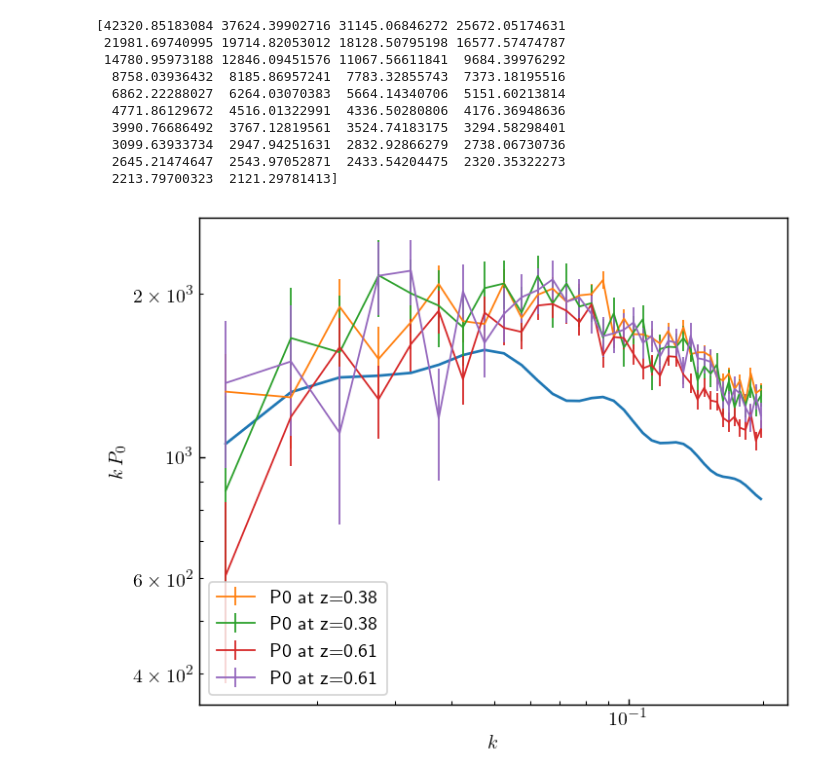
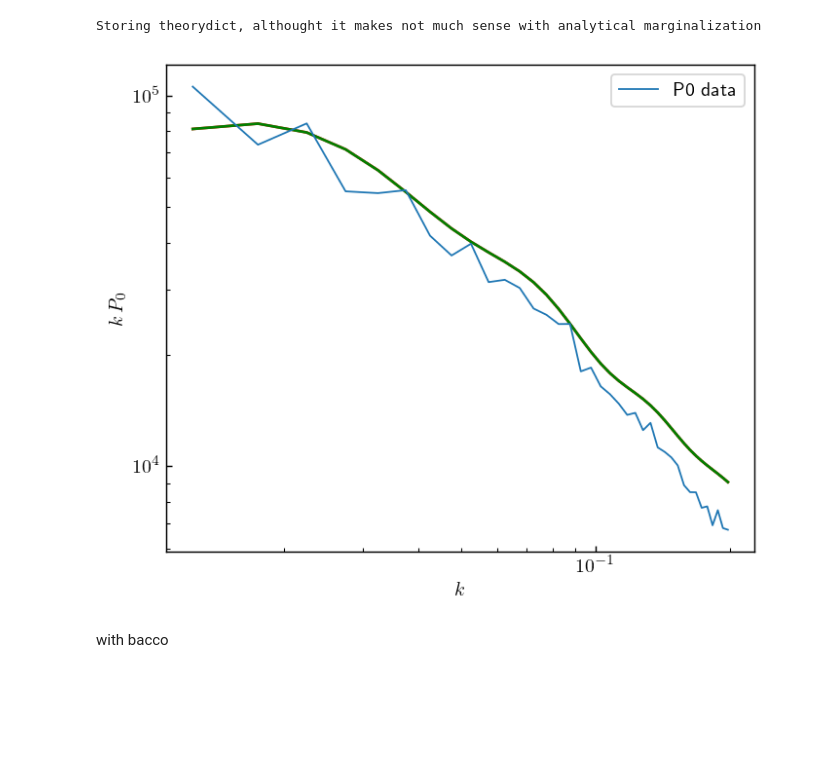
Before and after one commit to fverd/cobaya, a Jupyter notebook: FRA/test-class-Pk.ipynb, the cells around one changed output. Saved outputs shown, nothing was run; the diff lists cells and outputs as text; code cells hidden in the pictures; blank space fills up the shorter version.

```diff
--- a/FRA/test-class-Pk.ipynb
+++ b/FRA/test-class-Pk.ipynb
@@ -23,37 +35,39 @@ Setting fx functions
 # %%
-pointspec={'b1_sgc_z3': 2., 'omega_b': 0.022, 'b1_sgc_z1': 2., 'b1_ngc_z3': 2., 'h': 0.7, 'b1_ngc_z1': 2., 'omega_cdm': 0.12, 'n_s': 0.96, 'logA': 3.044, 'b2': 0.0, 'bG2': 0.0, 'Mnu': 0.0, 'z': 0.5, 'Tcmb': 2.7255}
+pbjObj_c = model_pbj.likelihood["pbjboss"].pbjobj
+colors=['blue', 'green', 'y','m']
+z_bins = pbjObj_c.z_bins
+kCut = pbjObj_c.kPE[pbjObj_c.IdxP[0]]
+
+pointspec={'b1_sgc_z3': 2., 'omega_b': 0.022, 'b1_sgc_z1': 2., 'b1_ngc_z3': 2., 'h': 0.67, 'b1_ngc_z1': 2., 'omega_cdm': 0.12, 'n_s': 0.96, 'logA': 3.044, 'b2': 0.0, 'bG2': 0.0, 'Mnu': 0.0, 'z': 0.5, 'Tcmb': 2.7255}
+
 # CLASS
 logposterior = model_pbj.logposterior(pointspec, as_dict=True)
-# Cls_class = model_class.provider.get_Cl(ell_factor=True)
-PL_class = model_pbj.provider.get_Pk_interpolator().P(0.61,pbjObj.kPE[pbjObj.IdxP[0]])
-print(PL_class)
+# PL_class = model_pbj.provider.get_Pk_interpolator(nonlinear=False).P(0.61,kCut)
+Pell_class = pbjObj_c.theorydict[0]['P0']
-# %% [output]
-[42320.85183084 37624.39902716 31145.06846272 25672.05174631
- 21981.69740995 19714.82053012 18128.50795198 16577.57474787
- 14780.95973188 12846.09451576 11067.56611841  9684.39976292
-  8758.03936432  8185.86957241  7783.32855743  7373.18195516
-  6862.22288027  6264.03070383  5664.14340706  5151.60213814
-  4771.86129672  4516.01322991  4336.50280806  4176.36948636
-  3990.76686492  3767.12819561  3524.74183175  3294.58298401
-  3099.63933734  2947.94251631  2832.92866279  2738.06730736
-  2645.21474647  2543.97052871  2433.54204475  2320.35322273
-  2213.79700323  2121.29781413]
+# %%
+logposterior = m_bacco.logposterior(pointspec, as_dict=True)
+Pell_bacco = pbjObj_b.theorydict[0]['P0']
+# %% [output]
+Storing theorydict, althought it makes not much sense with analytical marginalization
 # %%
-pbjObj = model_pbj.likelihood["pbjboss"].pbjobj
-colors=['blue', 'green', 'y','m']
-z_bins = pbjObj.z_bins
-kCut = pbjObj.kPE[pbjObj.IdxP[0]]
 %matplotlib inline
 plt.figure(figsize=(6,5),dpi=130)
 
-plt.loglog(kCut, kCut*PL_class*2)
 
-for i in range(len(z_bins)):
-    var = np.diag(pbjObj.Cov[i][:len(kCut),:len(kCut)])
-    plt.errorbar(kCut, kCut*pbjObj.CutDataVecs[i][0], yerr=kCut*np.sqrt(var), label=f'P0 at z={z_bins[i]}', linewidth=1.)
+# for i in range(len(z_bins)):
+#     var = np.diag(pbjObj_c.Cov[i][:len(kCut),:len(kCut)])
+#     plt.errorbar(kCut, kCut*pbjObj_c.CutDataVecs[i][0], yerr=kCut*np.sqrt(var), label=f'P0 at z={z_bins[i]}', linewidth=1.)
+
+plt.loglog(kCut, Pell_class, color='r')
+plt.loglog(kCut, Pell_bacco, color='g')
+
+plt.loglog(kCut, pbjObj_c.CutDataVecs[0][0], label=f'P0 data', linewidth=1.)
+
 plt.xscale('log')
 plt.xlabel(r'$k$'),plt.ylabel(r'$k\, P_0$')
 plt.legend()
 plt.show()
 # %% [output]
-[figure, old version]
+[figure, new version]
+# %% [markdown]
+with bacco
```
Also changed, not shown: parts of 7 cells of this notebook, 6 other files.
